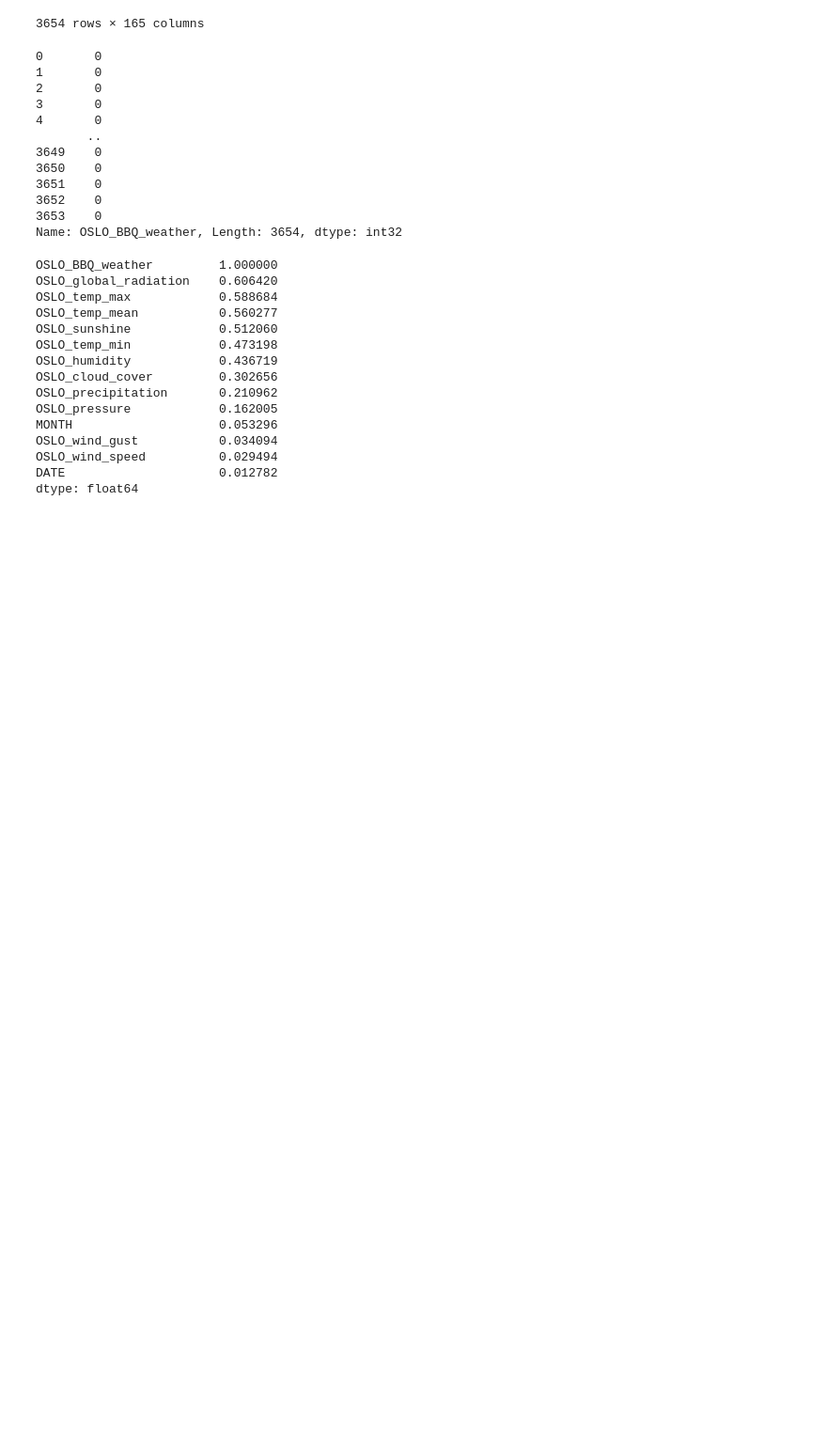
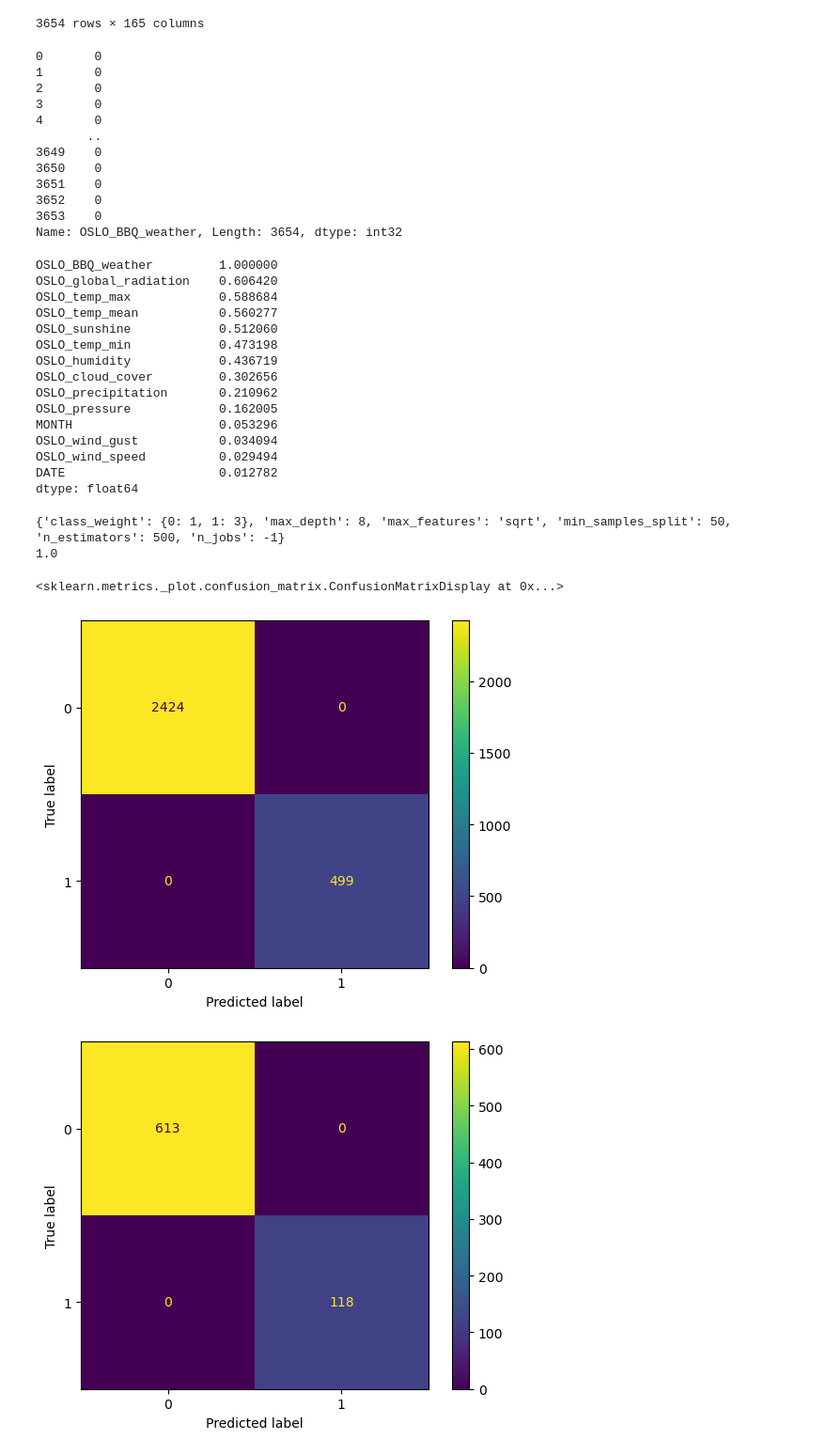
Before and after one commit to SaraswataRoy/Weather_Pred, a Jupyter notebook: Weather_pred.ipynb, the cells around one changed output. Shown at 94% size. Saved outputs shown, nothing was run; the diff lists cells and outputs as text; code cells hidden in the pictures; blank space fills up the shorter version.

Commit message:
GridSearch CV and performed RF

```diff
--- a/Weather_pred.ipynb
+++ b/Weather_pred.ipynb
@@ -72,3 +72,48 @@ OSLO_wind_gust           0.034094
 OSLO_wind_speed          0.029494
 DATE                     0.012782
 dtype: float64
+# %%
+from sklearn.model_selection import train_test_split
+
+X_train, X_test, y_train, y_test = train_test_split(X, Y, test_size=0.2, random_state=42)
+# %%
+from sklearn.model_selection import GridSearchCV
+from sklearn.ensemble import RandomForestClassifier
+
+rf = RandomForestClassifier()
+
+params_grid = {
+    "n_estimators":[500],
+    "max_depth": [8,11,13,None],
+    "min_samples_split":[50, 75, 100],
+    "max_features":["sqrt", 0.5],
+    "n_jobs": [-1],
+    "class_weight": [{0:1,1:3}, {0:1, 1:4}, {0:0.9, 1:3.5}, {0:1.2, 1:4.2}]
+}
+
+grid_search_cv = GridSearchCV(
+    estimator=rf,
+    param_grid=params_grid,
+    scoring='f1',
+    cv=5,
+    return_train_score=True
+)
+
+clf = grid_search_cv.fit(X_train, y_train)
+# %%
+print(clf.best_params_)
+print(clf.best_score_)
+# %% [output]
+{'class_weight': {0: 1, 1: 3}, 'max_depth': 8, 'max_features': 'sqrt', 'min_samples_split': 50, 'n_estimators': 500, 'n_jobs': -1}
+1.0
+# %%
+from sklearn.metrics import ConfusionMatrixDisplay
+
+tr_pred = clf.predict(X_train)
+val_pred = clf.predict(X_test)
+ConfusionMatrixDisplay.from_predictions(y_train, tr_pred)
+ConfusionMatrixDisplay.from_predictions(y_test, val_pred)
+# %% [output]
+<sklearn.metrics._plot.confusion_matrix.ConfusionMatrixDisplay at 0x...>
+[figure, added]
+[figure, added]
```
